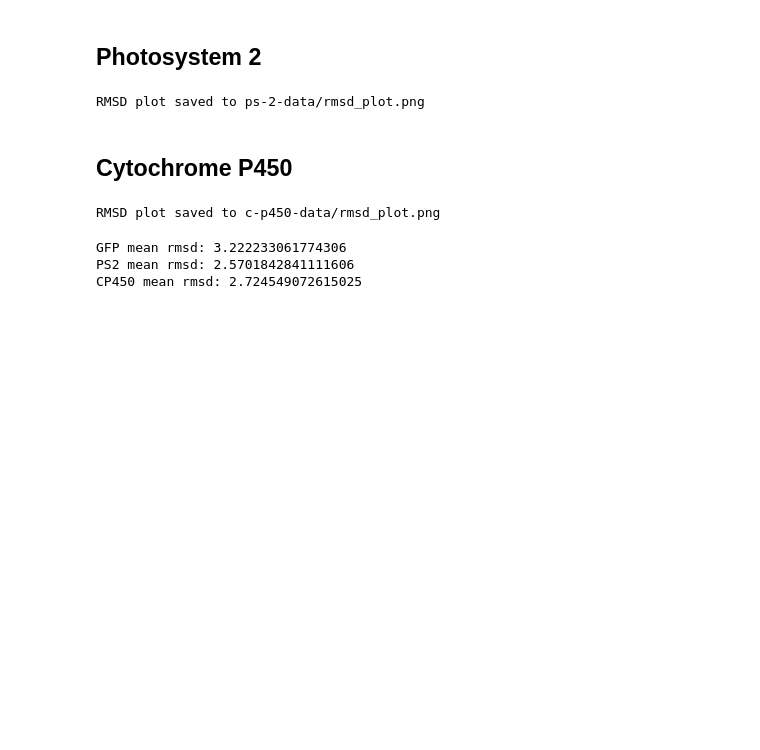
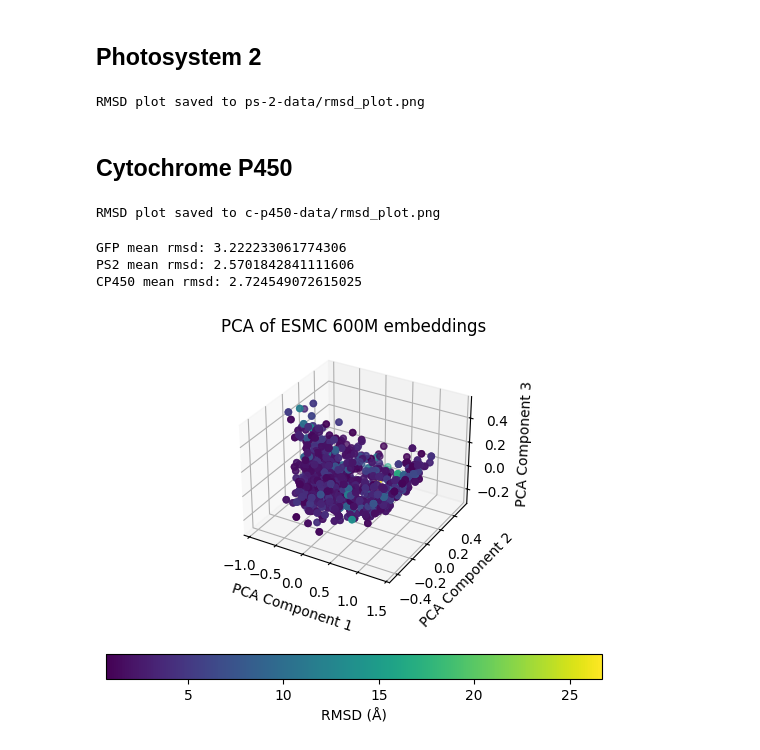
Before and after one commit to pablo-unzueta/agi-hackthon-dec-2024, a Jupyter notebook: analysis.ipynb, the cells around one changed output. Cells and saved outputs as stored; diff of their text form; code cells hidden in the pictures; blank space fills up the shorter version.

Commit message:
all analysis

```diff
--- a/analysis.ipynb
+++ b/analysis.ipynb
@@ -121,0 +130,25 @@ CP450 mean rmsd: 2.724549072615025
+# %%
+# Overall analysis
+embeddings = np.load(
+    "/Users/pablo/software/hackathon-local/esmc_600m-data/embeddings.npy"
+)
+# run pca on embeddings
+# delete last two rows of embeddings
+embeddings = embeddings[:-2]
+pca = PCA(n_components=3)
+embeddings_pca = pca.fit_transform(embeddings)
+# %%
+ax = plt.figure().add_subplot(projection="3d")
+scatter = ax.scatter(
+    embeddings_pca[:, 0], embeddings_pca[:, 1], embeddings_pca[:, 2], c=rmsds
+)
+# plt.scatter(embeddings_pca[:, 0], embeddings_pca[:, 1])
+plt.title("PCA of ESMC 600M embeddings")
+plt.xlabel("PCA Component 1")
+plt.ylabel("PCA Component 2")
+ax.set_zlabel("PCA Component 3")
+# add color bar
+plt.colorbar(scatter, label="RMSD (Å)", orientation="horizontal")
+plt.show()
+# %% [output]
+[figure, added]
```
Also changed, not shown: parts of 10 cells of this notebook, 9 other files.
